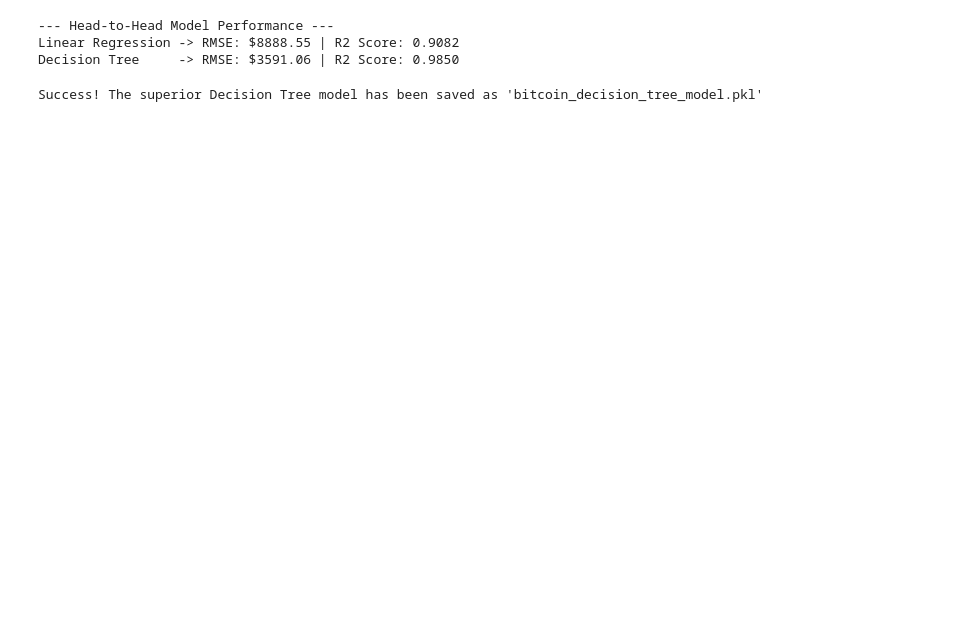
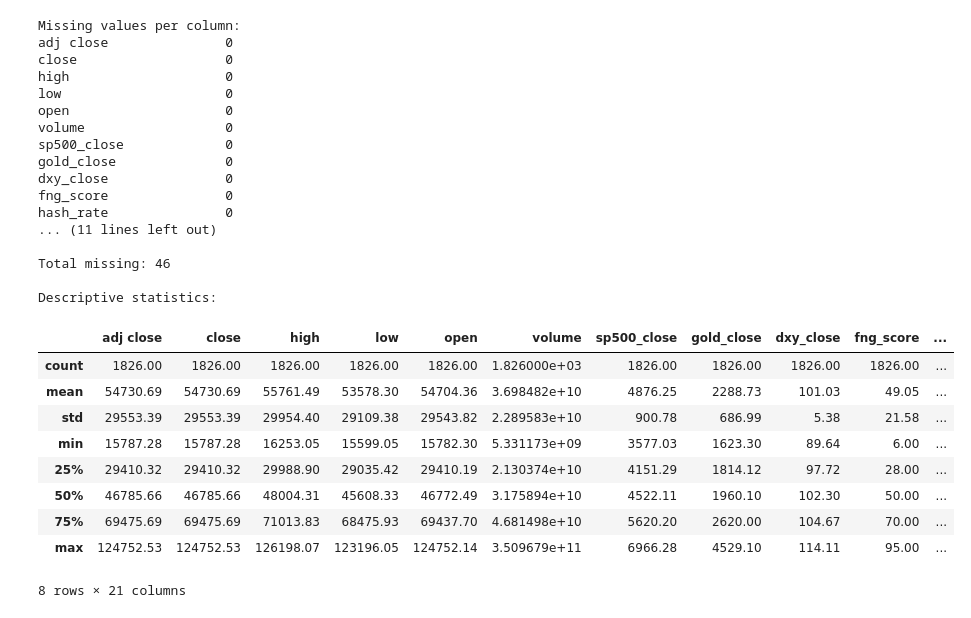
Before and after one commit to H-levison/linear_regression_model, a Jupyter notebook: summative/linear_regression/multivariate.ipynb, the cells around one changed output. Saved outputs shown, nothing was run; the diff lists cells and outputs as text; code cells hidden in the pictures; blank space fills up the shorter version.

```diff
--- a/summative/linear_regression/multivariate.ipynb
+++ b/summative/linear_regression/multivariate.ipynb
@@ -116,38 +67,42 @@ Testing data shape: (364, 7)
-# %%
-# 5. Training Multiple Models to Find the Best Fit
-
-# --- Model 1: Multivariate Linear Regression (Baseline) ---
-lr_model = LinearRegression()
-lr_model.fit(X_train, y_train)
-lr_pred = lr_model.predict(X_test)
-
-lr_rmse = np.sqrt(mean_squared_error(y_test, lr_pred))
-lr_r2 = r2_score(y_test, lr_pred)
-
-# --- Model 2: Decision Tree Regressor (The Challenger) ---
-# Decision Trees can model non-linear relationships, which is perfect for crypto volatility
-dt_model = DecisionTreeRegressor(random_state=42)
-dt_model.fit(X_train, y_train)
-dt_pred = dt_model.predict(X_test)
-
-dt_rmse = np.sqrt(mean_squared_error(y_test, dt_pred))
-dt_r2 = r2_score(y_test, dt_pred)
-
-print("--- Head-to-Head Model Performance ---")
-print(f"Linear Regression -> RMSE: ${lr_rmse:.2f} | R2 Score: {lr_r2:.4f}")
-print(f"Decision Tree     -> RMSE: ${dt_rmse:.2f} | R2 Score: {dt_r2:.4f}")
-# %% [output]
---- Head-to-Head Model Performance ---
-Linear Regression -> RMSE: $8888.55 | R2 Score: 0.9082
-Decision Tree     -> RMSE: $3591.06 | R2 Score: 0.9850
-# %%
-# 6. Saving the Winning Model
-# The Decision Tree significantly outperformed the baseline linear model,
-# so we will export the Decision Tree for production in our API.
-
-winning_model_filename = 'bitcoin_decision_tree_model.pkl'
-joblib.dump(dt_model, winning_model_filename)
-
-print(f"Success! The superior Decision Tree model has been saved as '{winning_model_filename}'")
-# %% [output]
-Success! The superior Decision Tree model has been saved as 'bitcoin_decision_tree_model.pkl'
+# %%
+# ----------------------------------------------------------------
+# Initial Exploration — Missing Values & Statistics
+# ----------------------------------------------------------------
+# Before I do anything else I want to know what I'm working with:
+# how complete is the data, and are there any obvious anomalies
+# in the distributions that I should worry about?
+
+print("Missing values per column:")
+print(df.isnull().sum())
+print(f"\nTotal missing: {df.isnull().sum().sum()}")
+
+print("\nDescriptive statistics:")
+display(df.describe().round(2))
+# %% [output]
+Missing values per column:
+adj close               0
+close                   0
+high                    0
+low                     0
+open                    0
+volume                  0
+sp500_close             0
+gold_close              0
+dxy_close               0
+fng_score               0
+hash_rate               0
+... (11 lines left out)
+
+Total missing: 46
+
+Descriptive statistics:
+|  | adj close | close | high | low | open | volume | sp500_close | gold_close | dxy_close | fng_score | ... |
+| count | 1826.00 | 1826.00 | 1826.00 | 1826.00 | 1826.00 | 1.826000e+03 | 1826.00 | 1826.00 | 1826.00 | 1826.00 | ... |
+| mean | 54730.69 | 54730.69 | 55761.49 | 53578.30 | 54704.36 | 3.698482e+10 | 4876.25 | 2288.73 | 101.03 | 49.05 | ... |
+| std | 29553.39 | 29553.39 | 29954.40 | 29109.38 | 29543.82 | 2.289583e+10 | 900.78 | 686.99 | 5.38 | 21.58 | ... |
+| min | 15787.28 | 15787.28 | 16253.05 | 15599.05 | 15782.30 | 5.331173e+09 | 3577.03 | 1623.30 | 89.64 | 6.00 | ... |
+| 25% | 29410.32 | 29410.32 | 29988.90 | 29035.42 | 29410.19 | 2.130374e+10 | 4151.29 | 1814.12 | 97.72 | 28.00 | ... |
+| 50% | 46785.66 | 46785.66 | 48004.31 | 45608.33 | 46772.49 | 3.175894e+10 | 4522.11 | 1960.10 | 102.30 | 50.00 | ... |
+| 75% | 69475.69 | 69475.69 | 71013.83 | 68475.93 | 69437.70 | 4.681498e+10 | 5620.20 | 2620.00 | 104.67 | 70.00 | ... |
+| max | 124752.53 | 124752.53 | 126198.07 | 123196.05 | 124752.14 | 3.509679e+11 | 6966.28 | 4529.10 | 114.11 | 95.00 | ... |
+8 rows × 21 columns
```
Also changed, not shown: parts of 19 cells of this notebook.
